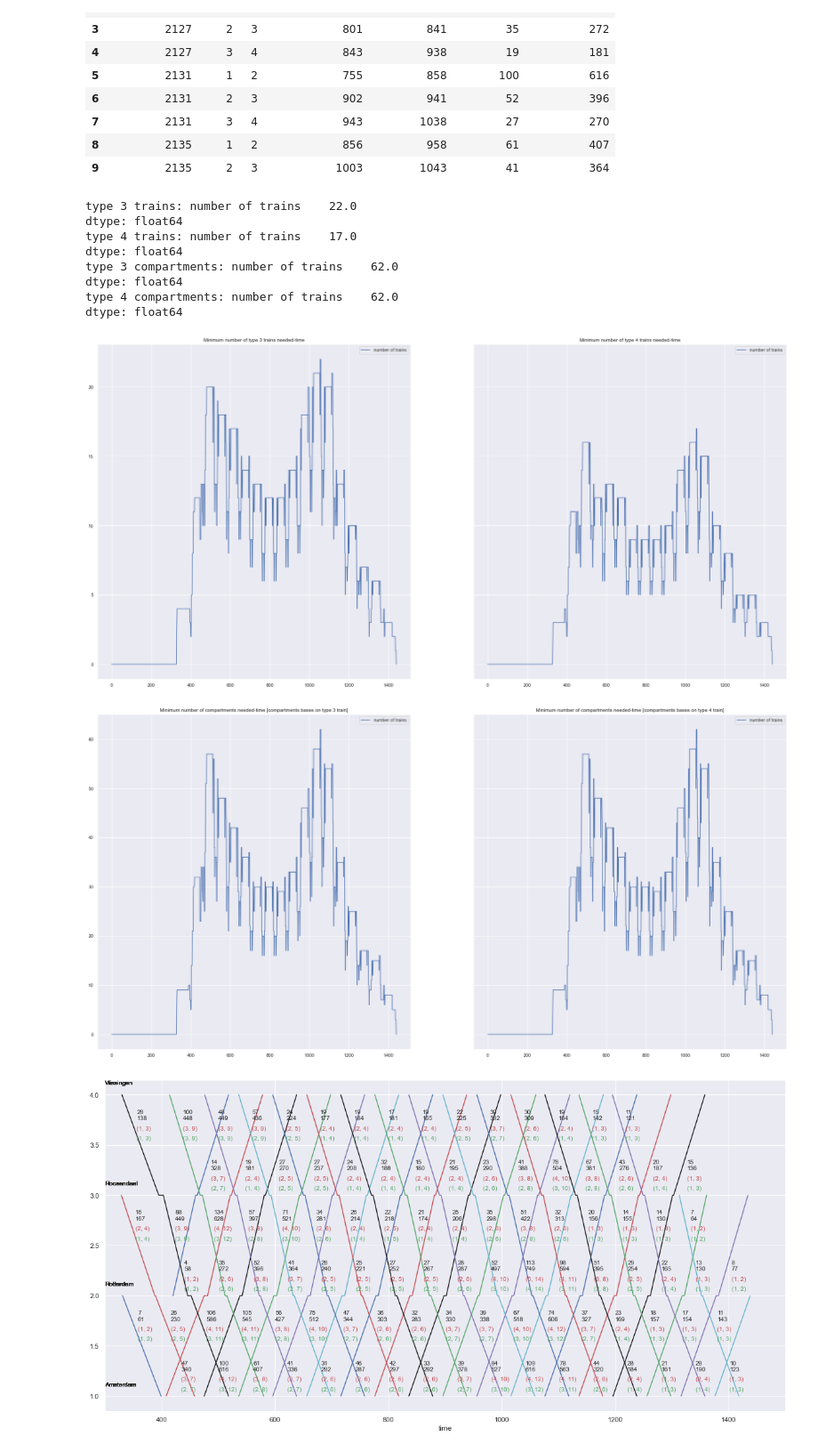
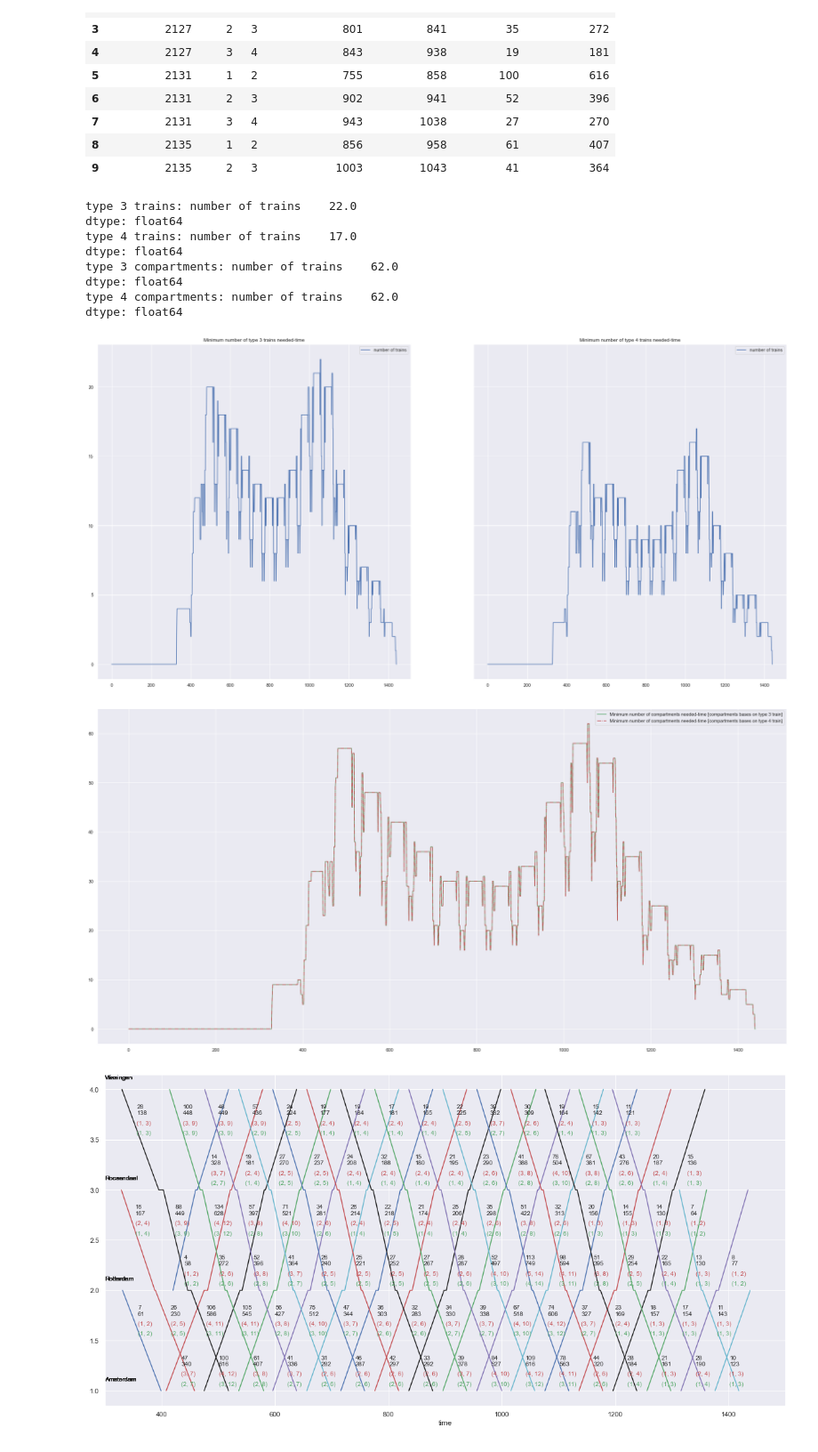
Before and after one commit to Sun-flowerSamurai/train-modelling, a Jupyter notebook: loading_train_data.ipynb, the cells around one changed output. Shown at 89% size. Saved outputs shown, nothing was run; the diff lists cells and outputs as text; code cells hidden in the pictures.

Commit message:
changed the compartment plots

```diff
--- a/loading_train_data.ipynb
+++ b/loading_train_data.ipynb
@@ -34,33 +34,35 @@ minimum_number_of_type_3_compartments = traintools.minimum_number_of_trains_at_t
 minimum_number_of_type_4_compartments = traintools.minimum_number_of_trains_at_time_t(df, COMPARTMENT_BASED_ON_4)
 # %%
 fig1, ax1 = plt.subplots(nrows=1, ncols=2, squeeze=False, sharex=True, sharey=True, figsize=(30, 15))
-fig2, ax2 = plt.subplots(nrows=1, ncols=2, squeeze=False, sharex=True, sharey=True, figsize=(30, 15))
+fig2, ax2 = plt.subplots(nrows=1, ncols=1, squeeze=False, figsize=(30, 15))
 
 minimum_number_of_type_3_trains.plot(ax=ax1[0, 0])
 minimum_number_of_type_4_trains.plot(ax=ax1[0, 1])
-minimum_number_of_type_3_compartments.plot(ax=ax2[0, 0])
-minimum_number_of_type_4_compartments.plot(ax=ax2[0, 1])
+minimum_number_of_type_3_compartments.plot(color='g', ax=ax2[0, 0])
+minimum_number_of_type_4_compartments.plot(color='r', linestyle='-.', ax=ax2[0, 0])
 
 ax1[0, 0].set_title('Minimum number of type 3 trains needed-time')
 ax1[0, 1].set_title('Minimum number of type 4 trains needed-time')
-ax2[0, 0].set_title('Minimum number of compartments needed-time [compartments bases on type 3 train]')
-ax2[0, 1].set_title('Minimum number of compartments needed-time [compartments bases on type 4 train]')
+ax2[0, 0].legend([
+    'Minimum number of compartments needed-time [compartments bases on type 3 train]',
+    'Minimum number of compartments needed-time [compartments bases on type 4 train]'
+    ])
 
 print(f'type 3 trains: {minimum_number_of_type_3_trains.max()}')
 print(f'type 4 trains: {minimum_number_of_type_4_trains.max()}')
 print(f'type 3 compartments: {minimum_number_of_type_3_compartments.max()}')
 print(f'type 4 compartments: {minimum_number_of_type_4_compartments.max()}')
 # %% [output]
 type 3 trains: number of trains    22.0
 dtype: float64
 type 4 trains: number of trains    17.0
 dtype: float64
 type 3 compartments: number of trains    62.0
 dtype: float64
 type 4 compartments: number of trains    62.0
 dtype: float64
 [figure]
-[figure, old version]
+[figure, new version]
 # %%
 trains = traintools.create_trains_dict(df)
 
```
